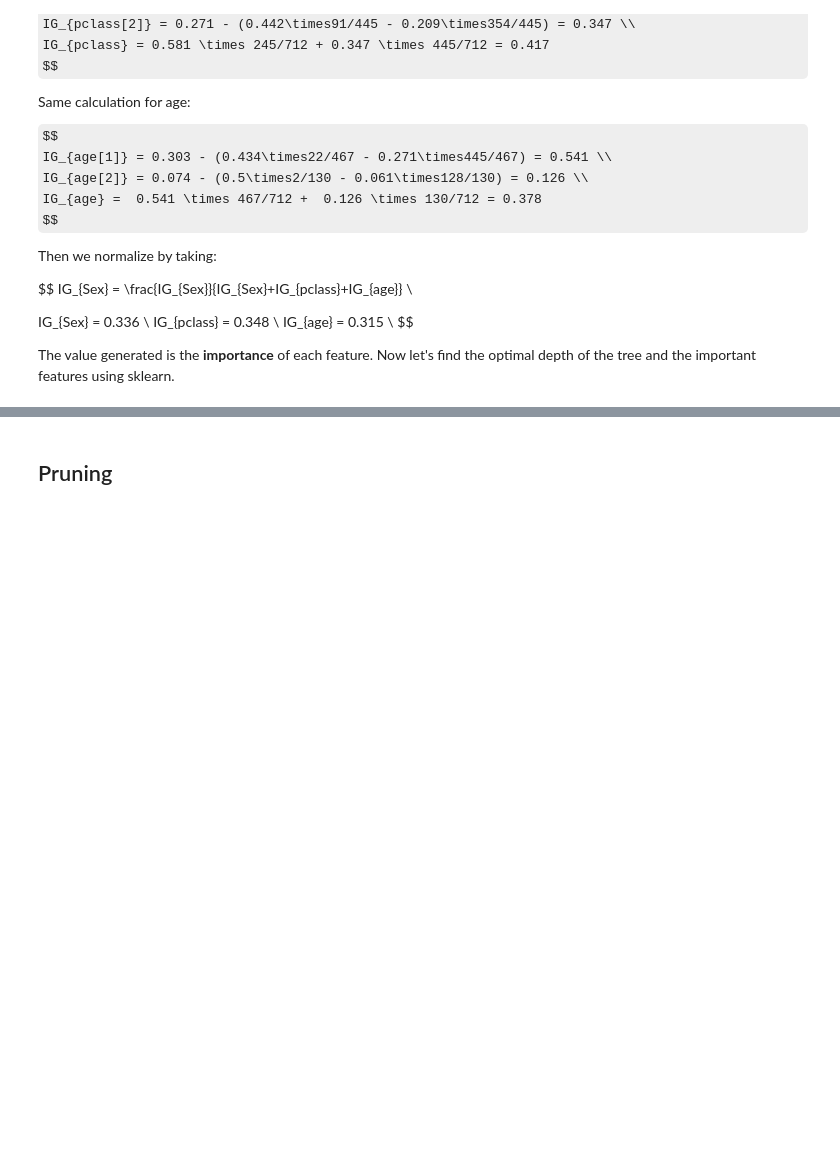
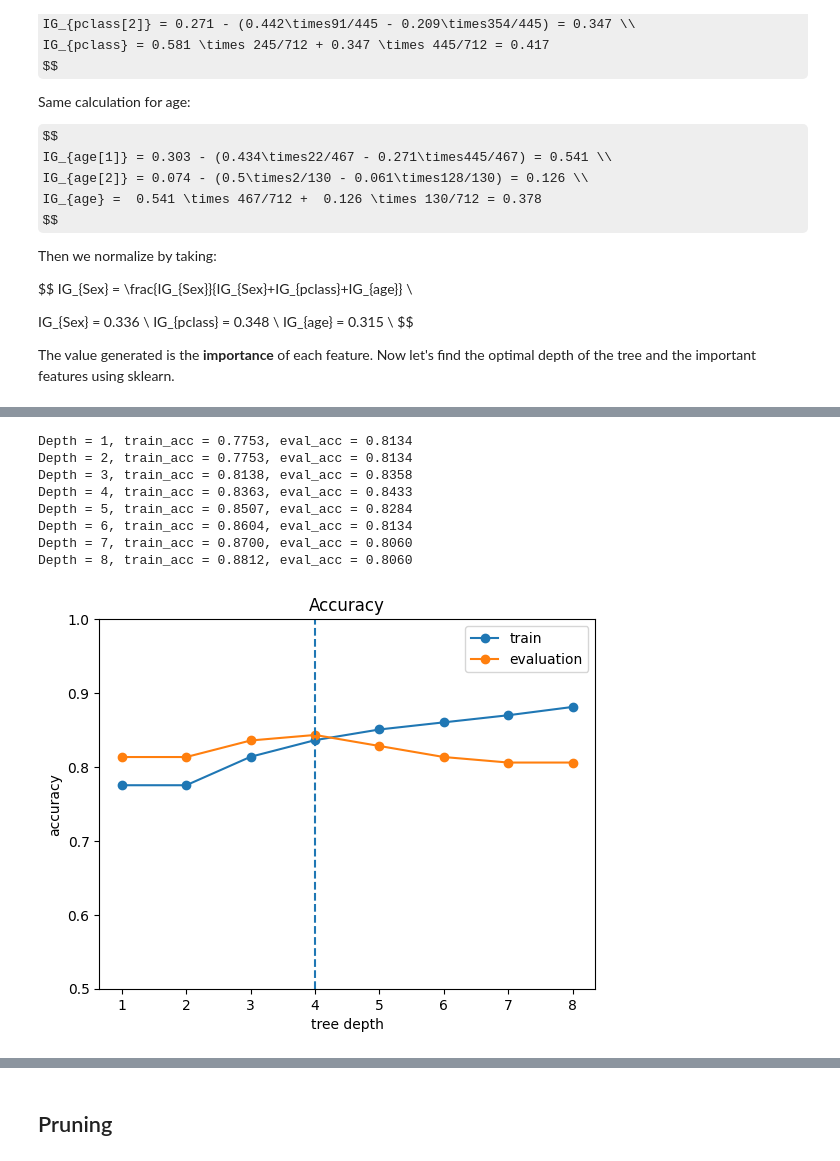
Before and after one commit to mjxm001/DAC-Curriculum, a Jupyter notebook: DAC-006_Machine_Learning/DAC-006-Intro_to_ML_Session_2_Student.ipynb, the cells around one changed output, grey strips where cells are left out. Saved outputs shown, nothing was run; the diff lists cells and outputs as text; code cells hidden in the pictures; some formulas as TeX source; blank space fills up the shorter version.

```diff
--- a/DAC-006_Machine_Learning/DAC-006-Intro_to_ML_Session_2_Student.ipynb
+++ b/DAC-006_Machine_Learning/DAC-006-Intro_to_ML_Session_2_Student.ipynb
@@ -181,45 +188,55 @@ The value generated is the **importance** of each feature. Now let's find the op
 # %%
 # Separate the Titanic data into features and target class.
-# y = df['Survived']
-# x = df.drop('Survived', axis=1)
+y = df['Survived']
+x = df.drop('Survived', axis=1)
 
-# # Split the data into training, validation and test data.
-# x_train, x_test, y_train, y_test = train_test_split(x, y, test_size = 0.3)
+# Split the data into training, validation and test data.
+x_train, x_test, y_train, y_test = train_test_split(x, y, test_size = 0.3)
 
-# x_test, x_eval, y_test, y_eval = train_test_split(x_test, y_test, test_size = 0.5)
+x_test, x_eval, y_test, y_eval = train_test_split(x_test, y_test, test_size = 0.5)
 
-# # Create decision tree models of various depths,
-# # and measure the accuracy of validation data for each model.
-# train_acc = []
-# eval_acc = []
-# max_depth = 8
-# for d in range(1, max_depth+1):
-#     model = DecisionTreeClassifier(max_depth=d)
-#     model.fit(x_train, y_train)
+# Create decision tree models of various depths,
+# and measure the accuracy of validation data for each model.
+train_acc = []
+eval_acc = []
+max_depth = 8
+for d in range(1, max_depth+1):
+    model = DecisionTreeClassifier(max_depth=d)
+    model.fit(x_train, y_train)
 
-#     # Measure the accuracy of this model using the training data.
-#     y_pred = model.predict(x_train)
-#     train_acc.append((y_pred == y_train).mean())
+    # Measure the accuracy of this model using the training data.
+    y_pred = model.predict(x_train)
+    train_acc.append((y_pred == y_train).mean())
 
-#     # Measure the accuracy of this model using the validation data.
-#     y_pred = model.predict(x_eval)
-#     eval_acc.append((y_pred == y_eval).mean())
-#     print('Depth = {}, train_acc = {:.4f}, eval_acc = {:.4f}'\
-#           .format(d, train_acc[-1], eval_acc[-1]))
+    # Measure the accuracy of this model using the validation data.
+    y_pred = model.predict(x_eval)
+    eval_acc.append((y_pred == y_eval).mean())
+    print('Depth = {}, train_acc = {:.4f}, eval_acc = {:.4f}'\
+          .format(d, train_acc[-1], eval_acc[-1]))
 
-# # Find the optimal depth with the highest accuracy of validation data.
-# opt_depth = np.argmax(eval_acc) + 1
+# Find the optimal depth with the highest accuracy of validation data.
+opt_depth = np.argmax(eval_acc) + 1
 
-# # Visualize accuracy changes as depth changes.
-# plt.plot(train_acc, marker='o', label='train')
-# plt.plot(eval_acc, marker='o', label='evaluation')
-# plt.legend()
-# plt.title('Accuracy')
-# plt.xlabel('tree depth')
-# plt.ylabel('accuracy')
-# plt.xticks(np.arange(max_depth), np.arange(1, max_depth+1))
-# plt.axvline(x=opt_depth-1, ls='--')
-# plt.ylim(0.5, 1.0)
-# plt.show()
+# Visualize accuracy changes as depth changes.
+plt.plot(train_acc, marker='o', label='train')
+plt.plot(eval_acc, marker='o', label='evaluation')
+plt.legend()
+plt.title('Accuracy')
+plt.xlabel('tree depth')
+plt.ylabel('accuracy')
+plt.xticks(np.arange(max_depth), np.arange(1, max_depth+1))
+plt.axvline(x=opt_depth-1, ls='--')
+plt.ylim(0.5, 1.0)
+plt.show()
+# %% [output]
+Depth = 1, train_acc = 0.7753, eval_acc = 0.8134
+Depth = 2, train_acc = 0.7753, eval_acc = 0.8134
+Depth = 3, train_acc = 0.8138, eval_acc = 0.8358
+Depth = 4, train_acc = 0.8363, eval_acc = 0.8433
+Depth = 5, train_acc = 0.8507, eval_acc = 0.8284
+Depth = 6, train_acc = 0.8604, eval_acc = 0.8134
+Depth = 7, train_acc = 0.8700, eval_acc = 0.8060
+Depth = 8, train_acc = 0.8812, eval_acc = 0.8060
+[figure, added]
 # %%
 # I set max_step=3 as a constant value for tree visualization.
```
Also changed, not shown: parts of 15 cells of this notebook.
